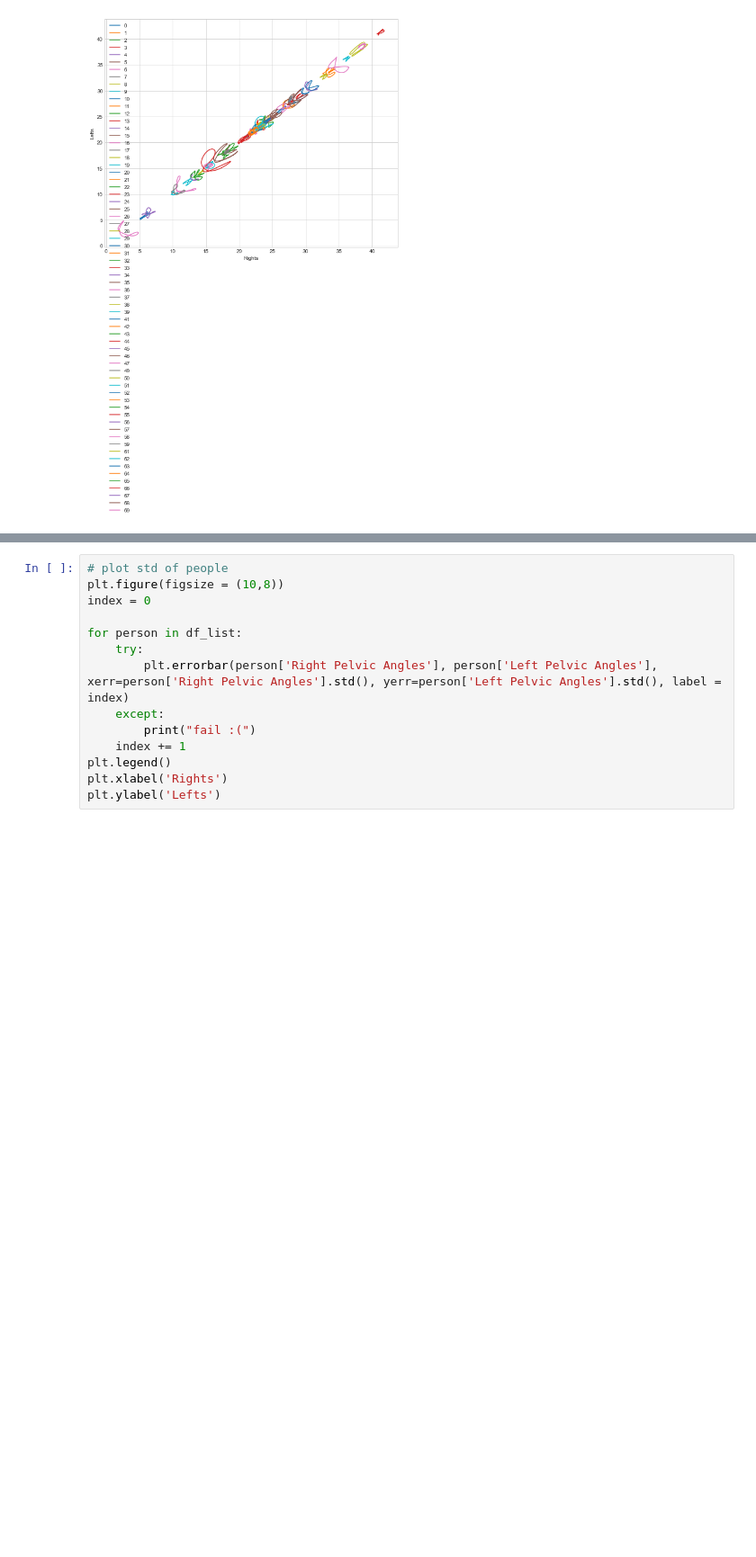
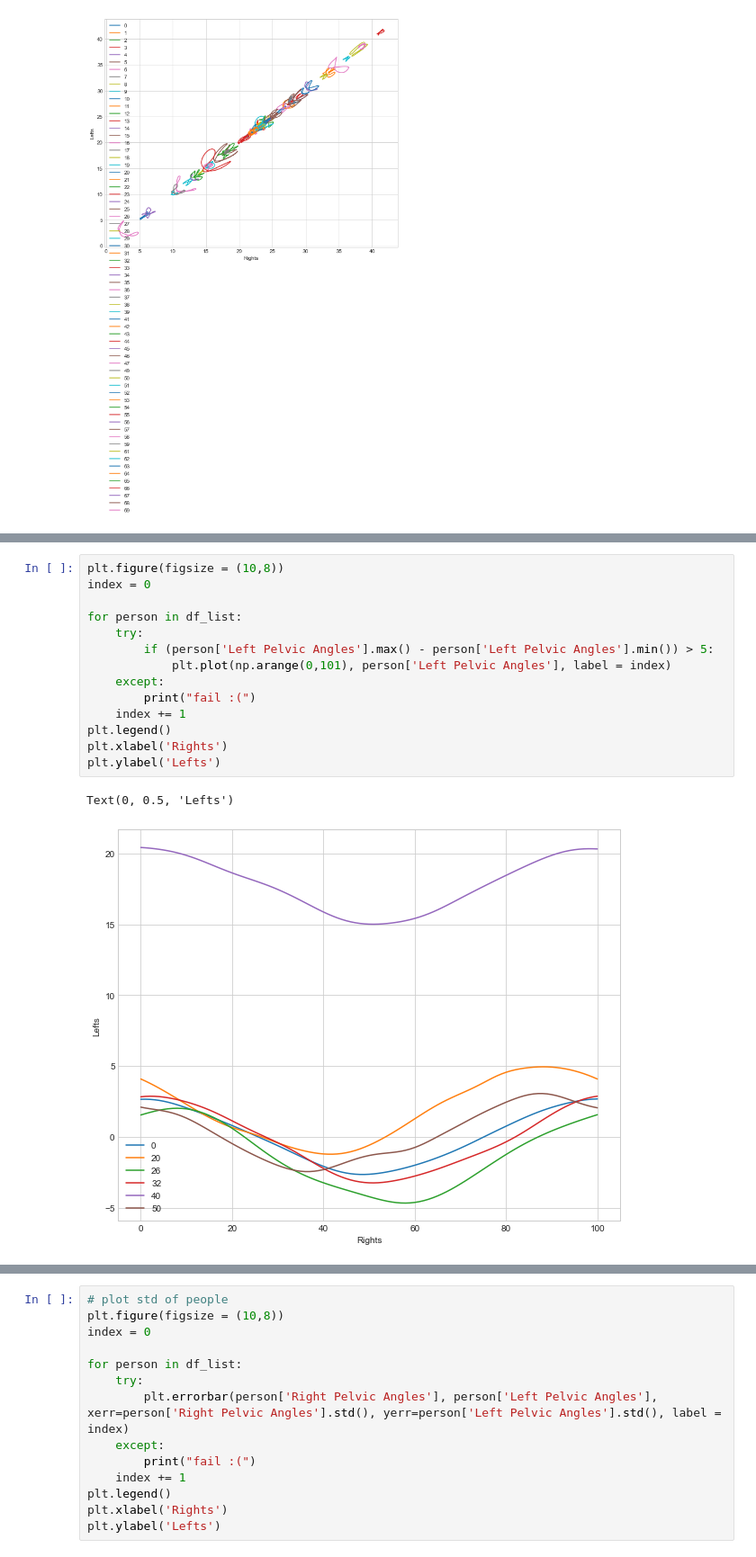
Before and after one commit to streckgumman/BikeFit, a Jupyter notebook: src/DIS.ipynb, the cells around one changed output, grey strips where cells are left out. Shown at 90% size. Cells and saved outputs as stored; diff of their text form; blank space fills up the shorter version.

Commit message:
more graphs

```diff
--- a/src/DIS.ipynb
+++ b/src/DIS.ipynb
@@ -90,0 +152,17 @@ Text(0, 0.5, 'Lefts')
+# %%
+plt.figure(figsize = (10,8))
+index = 0
+
+for person in df_list:
+    try:
+        if (person['Left Pelvic Angles'].max() - person['Left Pelvic Angles'].min()) > 5:
+            plt.plot(np.arange(0,101), person['Left Pelvic Angles'], label = index)
+    except:
+        print("fail :(")
+    index += 1
+plt.legend()
+plt.xlabel('Rights')
+plt.ylabel('Lefts')
+# %% [output]
+Text(0, 0.5, 'Lefts')
+[figure, added]
```
Also changed, not shown: parts of 4 cells of this notebook.
